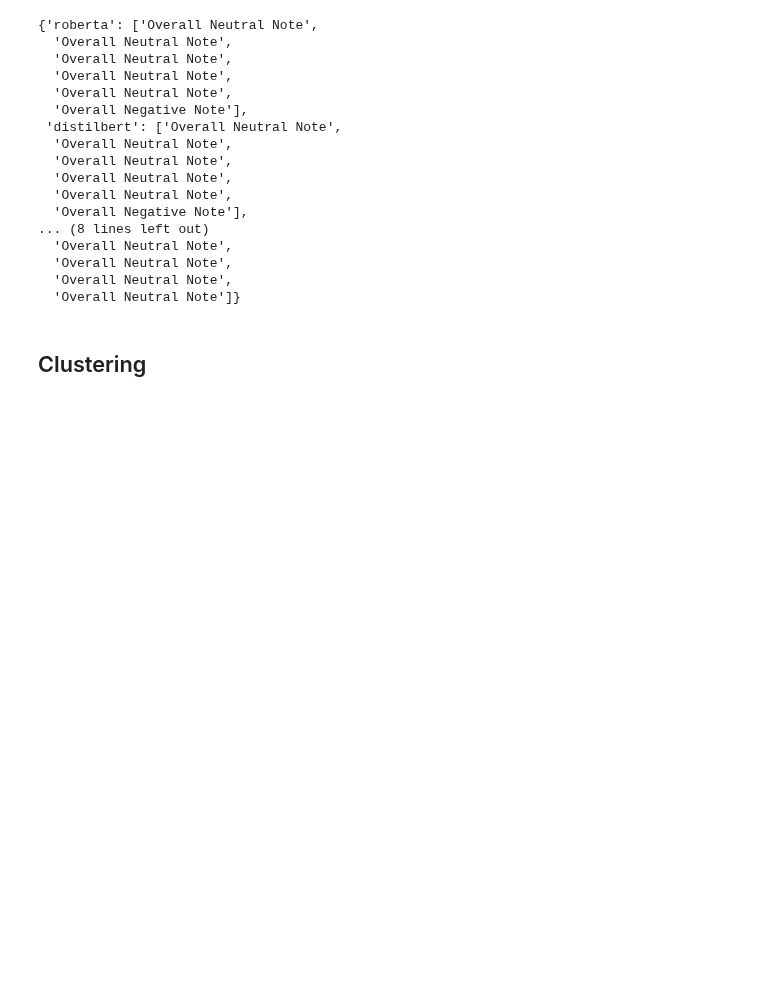
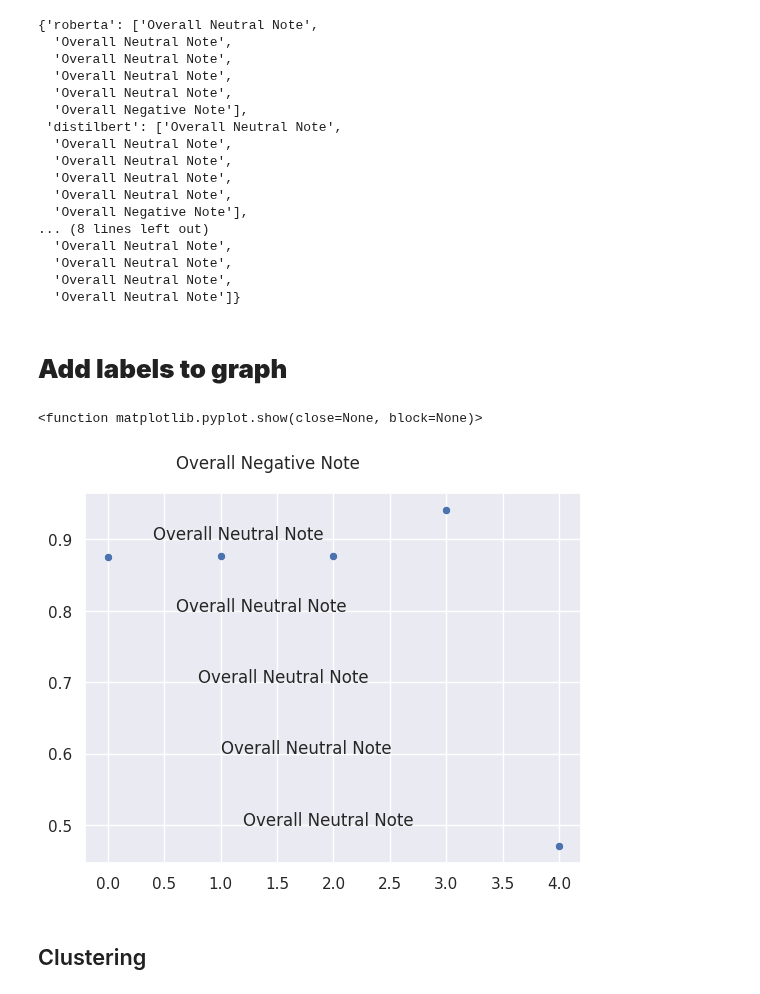
Before and after one commit to tanoManzo/mimic_trajectories, a Jupyter notebook: MIMIC_TRAJECTORY_embeddings_02.ipynb, the cells around one changed output. Drawn from its saved outputs; the diff is of its cells as text; code cells hidden in the pictures; blank space fills up the shorter version.

```diff
--- a/MIMIC_TRAJECTORY_embeddings_02.ipynb
+++ b/MIMIC_TRAJECTORY_embeddings_02.ipynb
@@ -315,6 +315,25 @@ l_labels
   'Overall Neutral Note',
   'Overall Neutral Note',
   'Overall Neutral Note']}
+# %% [markdown]
+# **Add labels to graph**
+# %%
+import matplotlib.pyplot as plt
+sns.scatterplot(dist)
+data = pd.DataFrame(dist)
+graph_labels = l_labels['roberta']
+
+for index, row in data.iterrows():
+
+  x_position_before = 0.2 * (6 - index)
+  plt.text(x_position_before,0.5 + index/10,graph_labels[index])
+
+plt.text(0.6,0.5 + 5/10,graph_labels[-1])
+
+plt.show
+# %% [output]
+<function matplotlib.pyplot.show(close=None, block=None)>
+[figure, added]
 # %% [markdown]
 ## Clustering
 # %%
```
Also changed, not shown: parts of 4 cells of this notebook.
